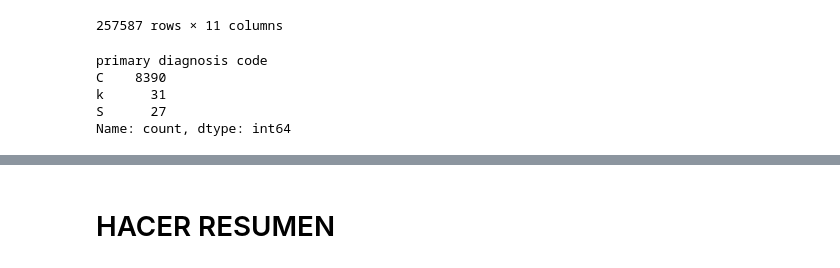
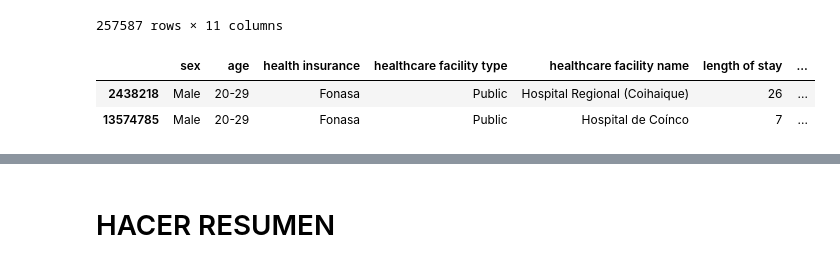
Before and after one commit to mirkopodunavak1996/EDAHospDischarges_Chile2001-2024, a Jupyter notebook: notebooks/General_Analysis_2001-2024.ipynb, the cells around one changed output, grey strips where cells are left out. Saved outputs shown, nothing was run; the diff lists cells and outputs as text; code cells hidden in the pictures.

```diff
--- a/notebooks/General_Analysis_2001-2024.ipynb
+++ b/notebooks/General_Analysis_2001-2024.ipynb
@@ -675,19 +675,20 @@ sample
 257587 rows × 11 columns
 # %%
 def codes(c):
+    c = str(c).upper()
     cap_codes = ["A00-B99","C00-D48","D50-D89","E00-E90","F00-F99","G00-G99","H00-H59","H60-H95","I00-I99","J00-J99","K00-K93","L00-L99","M00-M99","N00-N99",
                  "P00-P96","Q00-Q99","R00-R99","S00-T98","V01-Y98","Z00-Z99","U00-U99"]
     for code in cap_codes:
         if code == "V01-Y98":
             if (c[0] == "W" or c[0] == "X"):
-                c= code
-                return c
+                return code
+        if code == "C00-D48" and c[0] == "C" and int(c[1:3]) > 48:
+            return code
+        if code == "S00-T98" and c[0] == "S" and int(c[1:3]) > 98:
+            return code
 
-            elif (c[0] == code[0] or c[0] == code[4]) and (int(code[1:3]) <= int(c[1:3]) <= int(code[5:7])):
-                c = code
-                return c
+
 
 
         elif (c[0] == code[0] or c[0] == code[4]) and (int(code[1:3]) <= int(c[1:3]) <= int(code[5:7])):
-            c = code
-            return c
+            return code
@@ -720,8 +697,6 @@ first_letters = missing_c["primary diagnosis code"].astype(str).str[0]
-# %%
-first_letters.value_counts()
-# %% [output]
-primary diagnosis code
-C    8390
-k      31
-S      27
-Name: count, dtype: int64
+# %%
+sample[sample["primary diagnosis code"].str.startswith("C97")].head(2)
+# %% [output]
+|  | sex | age | health insurance | healthcare facility type | healthcare facility name | length of stay | ... |
+| 2438218 | Male | 20-29 | Fonasa | Public | Hospital Regional (Coihaique) | 26 | ... |
+| 13574785 | Male | 20-29 | Fonasa | Public | Hospital de Coínco | 7 | ... |
```
Also changed, not shown: parts of 5 cells of this notebook.
